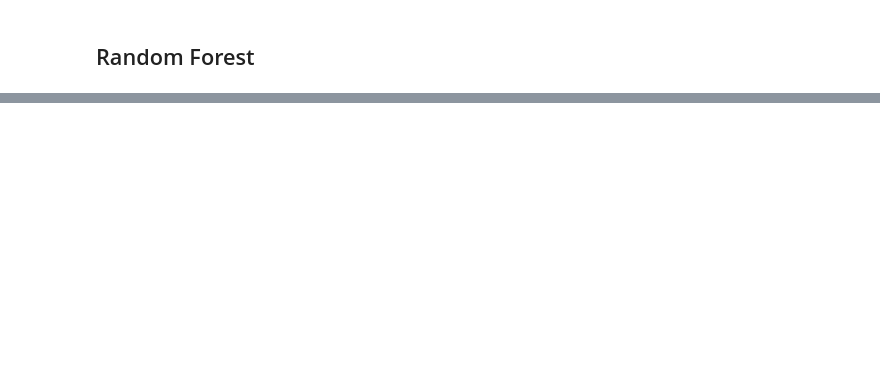
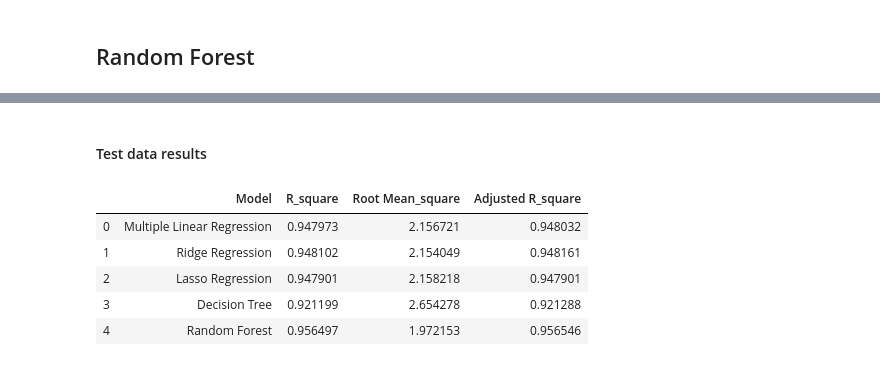
Before and after one commit to rnair7163/Statistical-Analysis-of-factors-influencing-life-expectancy, a Jupyter notebook: EDA+Modelling.ipynb, the cells around one changed output, grey strips where cells are left out. Drawn from its saved outputs; the diff is of its cells as text; code cells hidden in the pictures; blank space fills up the shorter version.

```diff
--- a/EDA+Modelling.ipynb
+++ b/EDA+Modelling.ipynb
@@ -580,3 +670,14 @@ Result_df
+# %% [markdown]
+#### Test data results
+# %%
+Result_test_df
+# %% [output]
+|  | Model | R_square | Root Mean_square | Adjusted R_square |
+| 0 | Multiple Linear Regression | 0.947973 | 2.156721 | 0.948032 |
+| 1 | Ridge Regression | 0.948102 | 2.154049 | 0.948161 |
+| 2 | Lasso Regression | 0.947901 | 2.158218 | 0.947901 |
+| 3 | Decision Tree | 0.921199 | 2.654278 | 0.921288 |
+| 4 | Random Forest | 0.956497 | 1.972153 | 0.956546 |
 # %%
 metrics = ['R_square', 'Root Mean_square', 'Adjusted R_square']
 for i in metrics:
```
Also changed, not shown: parts of 53 cells of this notebook.
